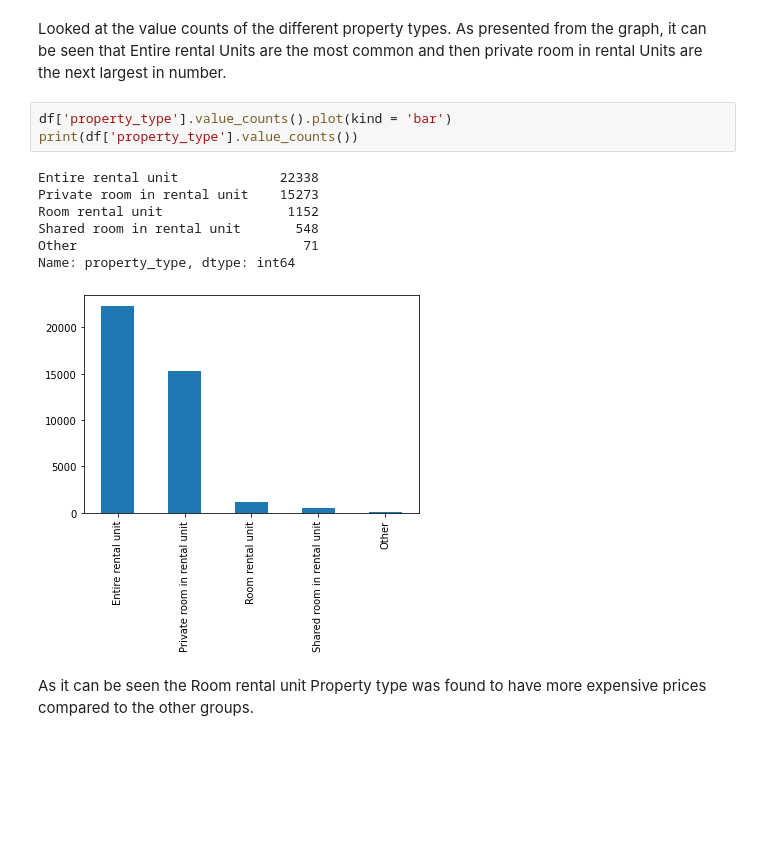
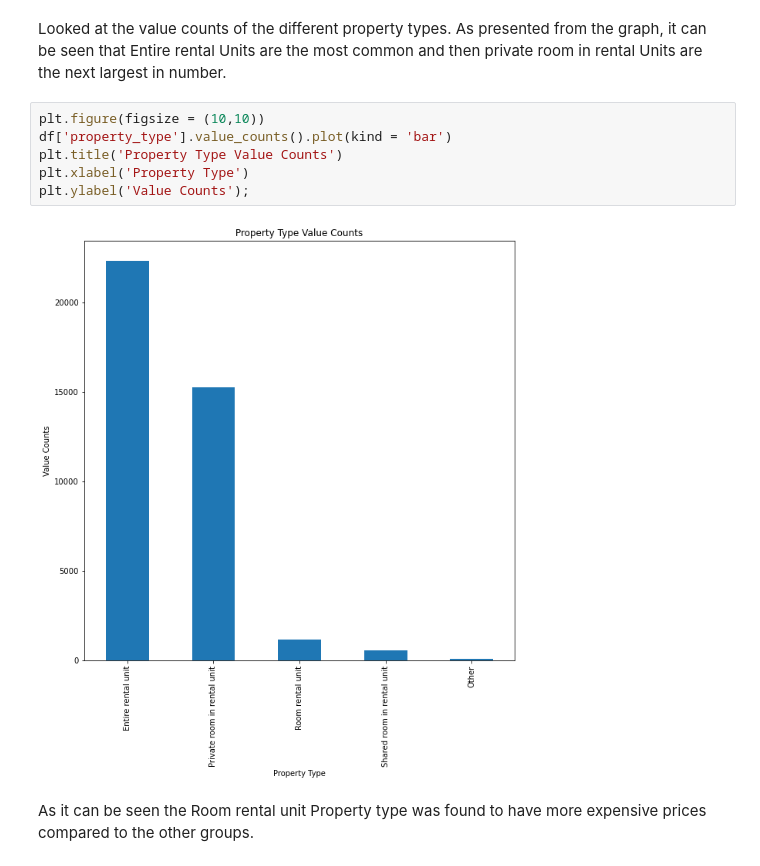
Before and after one commit to vishnu-ko/Predicting_AirBNB, a Jupyter notebook: EDA_02.ipynb, the cells around one changed output. Cells and saved outputs as stored; diff of their text form; blank space fills up the shorter version.

```diff
--- a/EDA_02.ipynb
+++ b/EDA_02.ipynb
@@ -178,16 +178,13 @@ Due to Github having issues with the geopandas and exploratory maps, I would rec
 # %% [markdown]
 Looked at the value counts of the different property types. As presented from the graph, it can be seen that Entire rental Units are the most common and then private room in rental Units are the next largest in number.
 # %%
+plt.figure(figsize = (10,10))
 df['property_type'].value_counts().plot(kind = 'bar')
-print(df['property_type'].value_counts())
+plt.title('Property Type Value Counts')
+plt.xlabel('Property Type')
+plt.ylabel('Value Counts');
 # %% [output]
-Entire rental unit             22338
-Private room in rental unit    15273
-Room rental unit                1152
-Shared room in rental unit       548
-Other                             71
-Name: property_type, dtype: int64
-[figure, old version]
+[figure, new version]
 # %% [markdown]
 As it can be seen the Room rental unit Property type was found to have more expensive prices compared to the other groups.
 # %%
```
Also changed, not shown: parts of 4 cells of this notebook, 2 other files.
